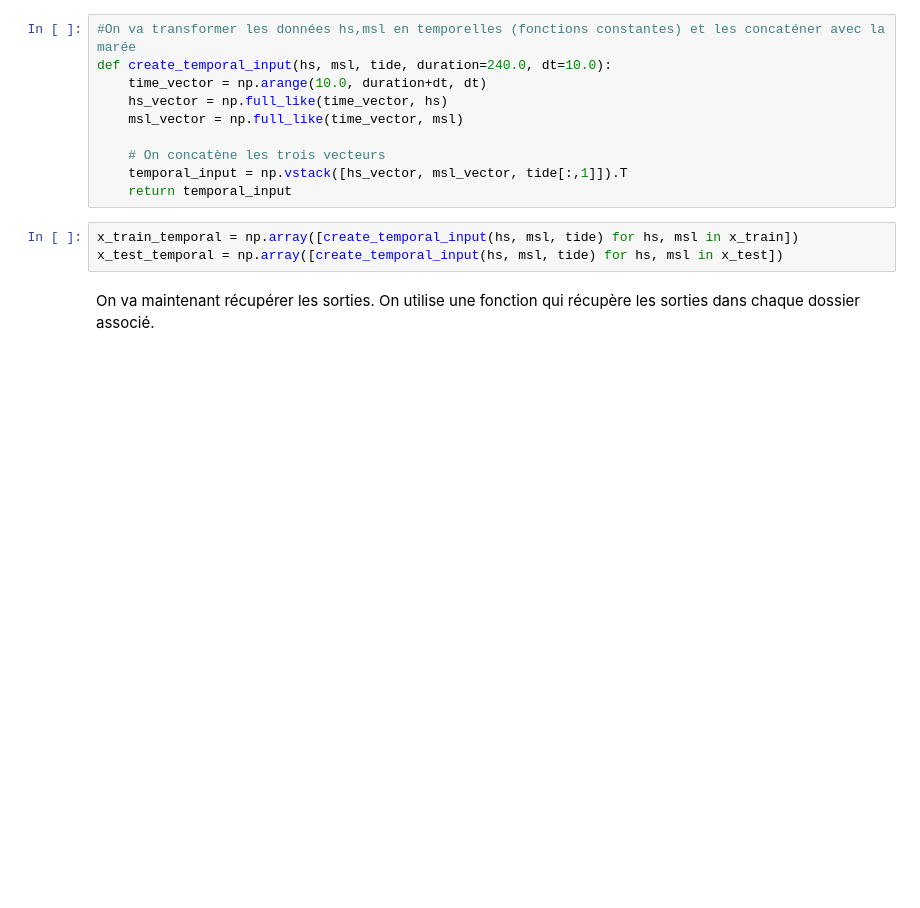
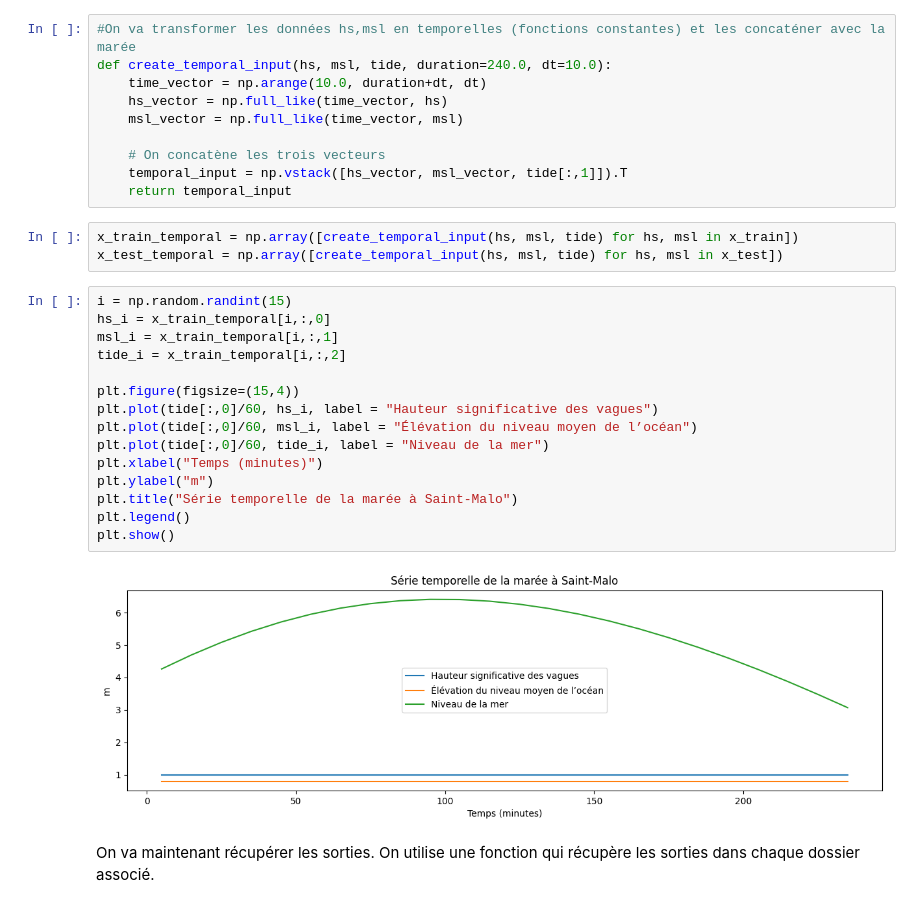
Before and after one commit to Viictordvd/Vigilance-Vagues-Submersion, a Jupyter notebook: Saint_Malo_functionnal_output.ipynb, the cells around one changed output. Drawn from its saved outputs; the diff is of its cells as text; blank space fills up the shorter version.

Commit message:
Add visualization for functional output

```diff
--- a/Saint_Malo_functionnal_output.ipynb
+++ b/Saint_Malo_functionnal_output.ipynb
@@ -93,6 +101,23 @@ def create_temporal_input(hs, msl, tide, duration=240.0, dt=10.0):
 # %%
 x_train_temporal = np.array([create_temporal_input(hs, msl, tide) for hs, msl in x_train])
 x_test_temporal = np.array([create_temporal_input(hs, msl, tide) for hs, msl in x_test])
+# %%
+i = np.random.randint(15)
+hs_i = x_train_temporal[i,:,0]
+msl_i = x_train_temporal[i,:,1]
+tide_i = x_train_temporal[i,:,2]
+
+plt.figure(figsize=(15,4))
+plt.plot(tide[:,0]/60, hs_i, label = "Hauteur significative des vagues")
+plt.plot(tide[:,0]/60, msl_i, label = "Élévation du niveau moyen de l’océan")
+plt.plot(tide[:,0]/60, tide_i, label = "Niveau de la mer")
+plt.xlabel("Temps (minutes)")
+plt.ylabel("m")
+plt.title("Série temporelle de la marée à Saint-Malo")
+plt.legend()
+plt.show()
+# %% [output]
+[figure, added]
 # %% [markdown]
 On va maintenant récupérer les sorties. On utilise une fonction qui récupère les sorties dans chaque dossier associé.
 # %%
```
Also changed, not shown: parts of 6 cells of this notebook, 3 other files.
